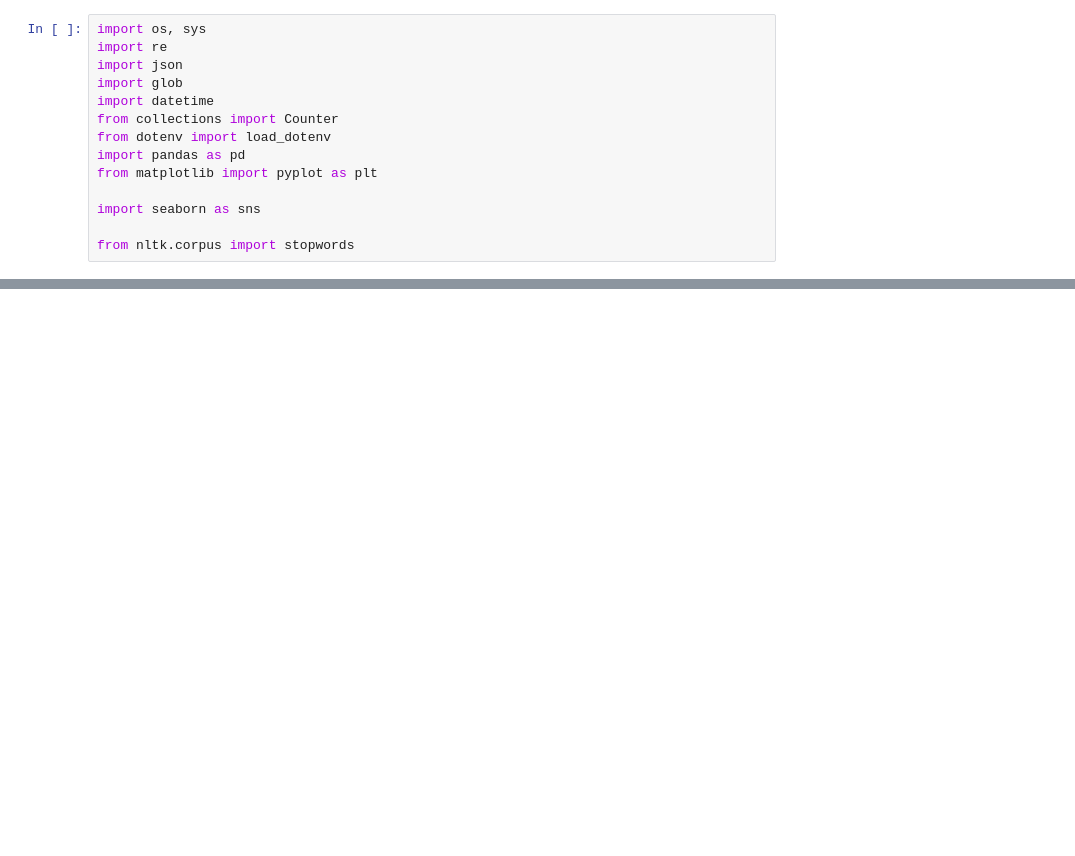
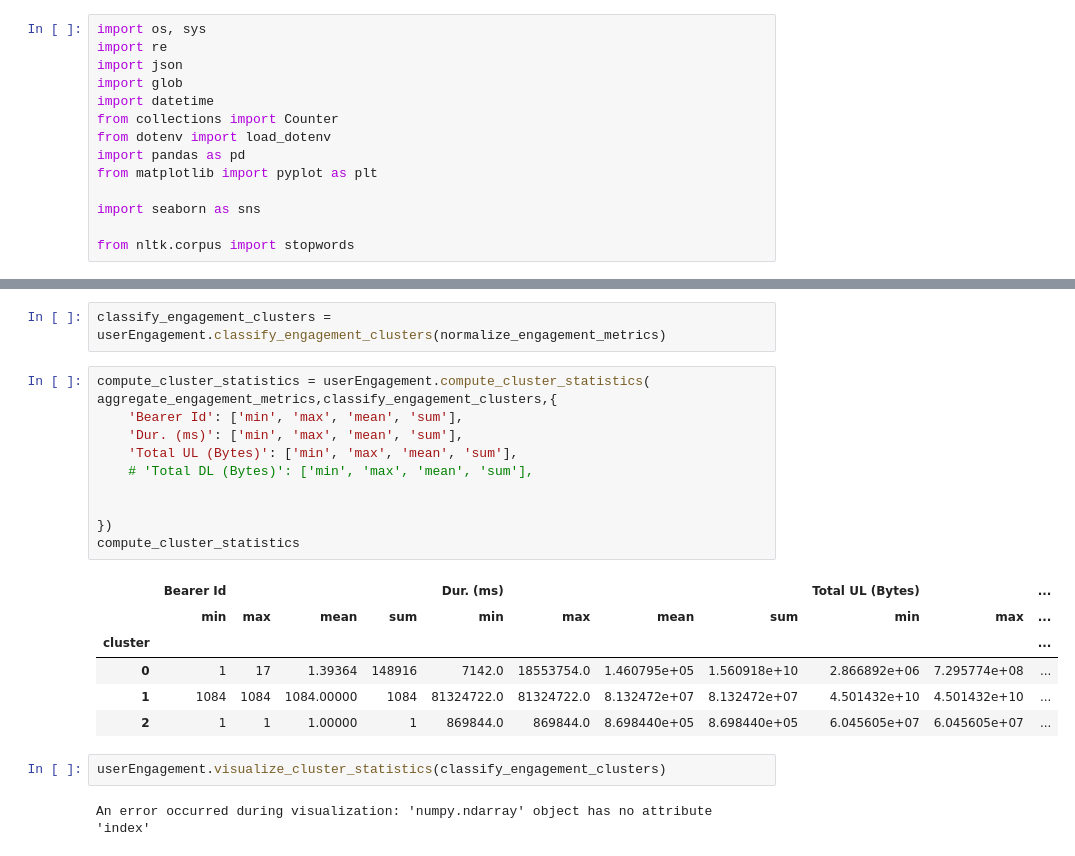
Before and after one commit to jadmassu/tellco, a Jupyter notebook: notbook/user_behaviour_analysis.ipynb, the cells around one changed output, grey strips where cells are left out. Saved outputs shown, nothing was run; the diff lists cells and outputs as text; blank space fills up the shorter version.

```diff
--- a/notbook/user_behaviour_analysis.ipynb
+++ b/notbook/user_behaviour_analysis.ipynb
@@ -28,0 +107,24 @@ Database connection established successfully.
+# %%
+classify_engagement_clusters = userEngagement.classify_engagement_clusters(normalize_engagement_metrics)
+# %%
+compute_cluster_statistics = userEngagement.compute_cluster_statistics(
+aggregate_engagement_metrics,classify_engagement_clusters,{
+    'Bearer Id': ['min', 'max', 'mean', 'sum'],
+    'Dur. (ms)': ['min', 'max', 'mean', 'sum'],
+    'Total UL (Bytes)': ['min', 'max', 'mean', 'sum'],
+    # 'Total DL (Bytes)': ['min', 'max', 'mean', 'sum'],
+
+
+})
+compute_cluster_statistics
+# %% [output]
+|  | Bearer Id |  |  |  | Dur. (ms) |  |  |  | Total UL (Bytes) |  | ... |
+|  | min | max | mean | sum | min | max | mean | sum | min | max | ... |
+| cluster |  |  |  |  |  |  |  |  |  |  | ... |
+| 0 | 1 | 17 | 1.39364 | 148916 | 7142.0 | 18553754.0 | 1.460795e+05 | 1.560918e+10 | 2.866892e+06 | 7.295774e+08 | ... |
+| 1 | 1084 | 1084 | 1084.00000 | 1084 | 81324722.0 | 81324722.0 | 8.132472e+07 | 8.132472e+07 | 4.501432e+10 | 4.501432e+10 | ... |
+| 2 | 1 | 1 | 1.00000 | 1 | 869844.0 | 869844.0 | 8.698440e+05 | 8.698440e+05 | 6.045605e+07 | 6.045605e+07 | ... |
+# %%
+userEngagement.visualize_cluster_statistics(classify_engagement_clusters)
+# %% [output]
+An error occurred during visualization: 'numpy.ndarray' object has no attribute 'index'
```
Also changed, not shown: parts of 13 cells of this notebook, 1 other file.
